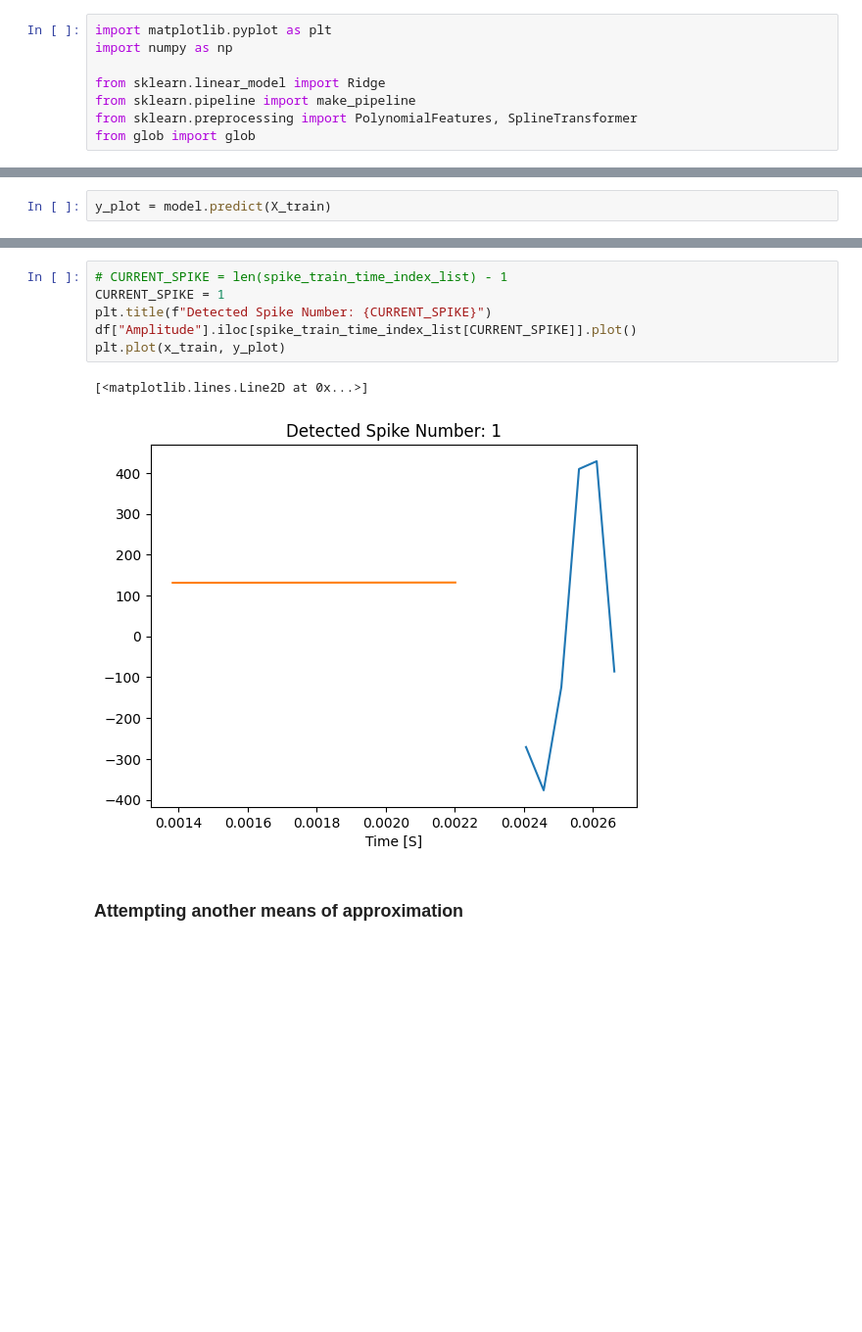
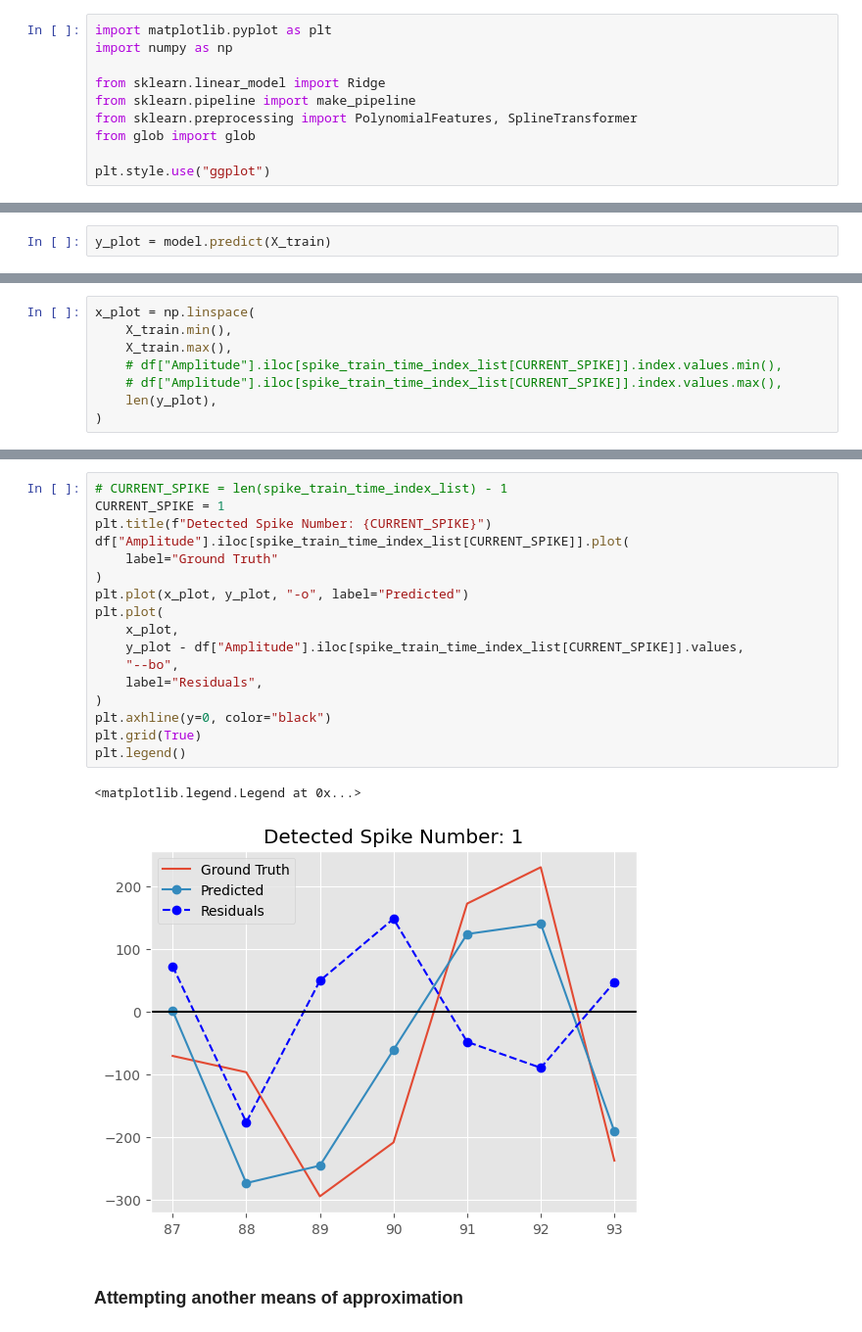
Before and after one commit to efwoods/Neuralink-Compression-Challenge, a Jupyter notebook: analysis/tutorials/polynomial-interpolation.ipynb, the cells around one changed output, grey strips where cells are left out. Shown at 98% size. Cells and saved outputs as stored; diff of their text form; blank space fills up the shorter version.

Commit message:
fixed polynomial regression approximation to appropriately reflect the training data; working on an algorithm to identify the values in a spline that correspond to ground truth values

```diff
--- a/analysis/tutorials/polynomial-interpolation.ipynb
+++ b/analysis/tutorials/polynomial-interpolation.ipynb
@@ -10,6 +10,8 @@ from sklearn.linear_model import Ridge
 from sklearn.pipeline import make_pipeline
 from sklearn.preprocessing import PolynomialFeatures, SplineTransformer
 from glob import glob
+
+plt.style.use("ggplot")
 # %% [markdown]
 ## Polynomial & Spline Approximation
 # %%
@@ -644,0 +632,8 @@ array([131.31165097, 131.35357688, 131.3955028 , 131.43742873,
+# %%
+x_plot = np.linspace(
+    X_train.min(),
+    X_train.max(),
+    # df["Amplitude"].iloc[spike_train_time_index_list[CURRENT_SPIKE]].index.values.min(),
+    # df["Amplitude"].iloc[spike_train_time_index_list[CURRENT_SPIKE]].index.values.max(),
+    len(y_plot),
+)
@@ -645,12 +670,23 @@ array([131.31165097, 131.35357688, 131.3955028 , 131.43742873,
 # %%
 # CURRENT_SPIKE = len(spike_train_time_index_list) - 1
 CURRENT_SPIKE = 1
 plt.title(f"Detected Spike Number: {CURRENT_SPIKE}")
-df["Amplitude"].iloc[spike_train_time_index_list[CURRENT_SPIKE]].plot()
-plt.plot(x_train, y_plot)
+df["Amplitude"].iloc[spike_train_time_index_list[CURRENT_SPIKE]].plot(
+    label="Ground Truth"
+)
+plt.plot(x_plot, y_plot, "-o", label="Predicted")
+plt.plot(
+    x_plot,
+    y_plot - df["Amplitude"].iloc[spike_train_time_index_list[CURRENT_SPIKE]].values,
+    "--bo",
+    label="Residuals",
+)
+plt.axhline(y=0, color="black")
+plt.grid(True)
+plt.legend()
 # %% [output]
-[<matplotlib.lines.Line2D at 0x...>]
+<matplotlib.legend.Legend at 0x...>
-[figure, old version]
+[figure, new version]
 # %% [markdown]
 ### Attempting another means of approximation
 # %% [markdown]
```
Also changed, not shown: parts of 27 cells of this notebook.
